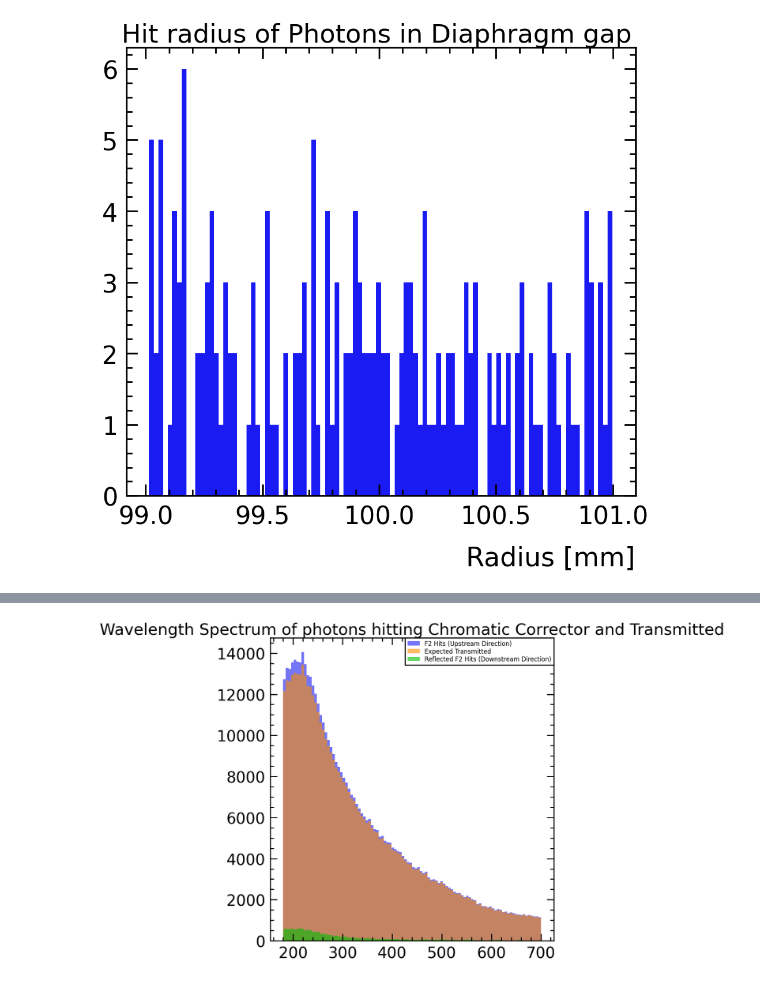
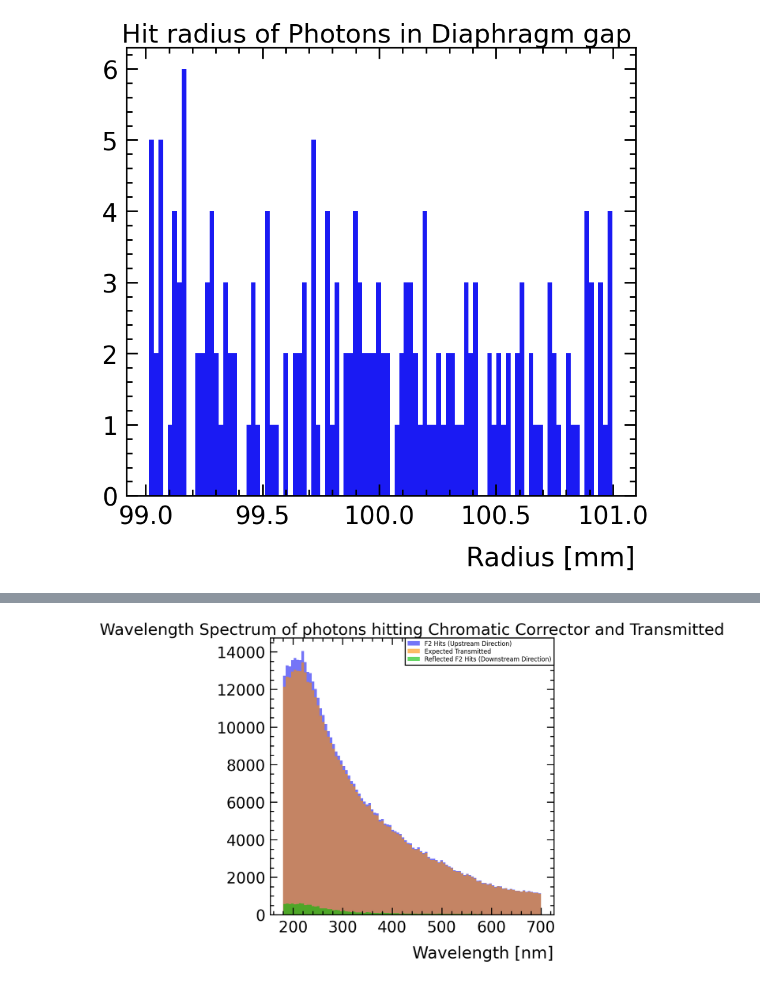
Before and after one commit to SandersJack/NA62_CEDARH_Handbook, a Jupyter notebook: CEDAR_Handbook.ipynb, the cells around one changed output, grey strips where cells are left out. Drawn from its saved outputs; the diff is of its cells as text; code cells hidden in the pictures.

```diff
--- a/CEDAR_Handbook.ipynb
+++ b/CEDAR_Handbook.ipynb
@@ -460,21 +461,22 @@ plt.show()
 # %%
 fig02_4, ax02_4 = plt.subplots(1, 1, figsize=(10, 10))
 counts4, bins4, bars4 = ax02_4.hist(crom_F2_hit,bins=100,label="F2 Hits (Upstream Direction)",alpha=0.6)
 
 
 cromexpected = []
 for i in range(len(counts4)):
     ncounts = counts4[i]*(1-CEDARH.ChromaticCorrectorF2Reflectivity(bins4[i]))
     for t in range(int(ncounts)):
         cromexpected.append(bins4[i])
 
 ax02_4.hist(cromexpected,bins=100,label="Expected Transmitted",alpha=0.6,range=(min(bins4),max(bins4)))
 counts4_r, bins4_r, bars4_r = ax02_4.hist(crom_F2_refl,bins=100,label="Reflected F2 Hits (Downstream Direction)",alpha=0.6)
 ax02_4.set_title("Wavelength Spectrum of photons hitting Chromatic Corrector and Transmitted")
+ax02_4.set_xlabel("Wavelength [nm]")
 ax02_4.legend()
 plt.show()
 # %% [output]
-[figure, old version]
+[figure, new version]
 # %%
 change = counts4_r/counts4
 fig02_3, ax02_3 = plt.subplots(1, 1, figsize=(10, 10))
```
Also changed, not shown: parts of 12 cells of this notebook.
